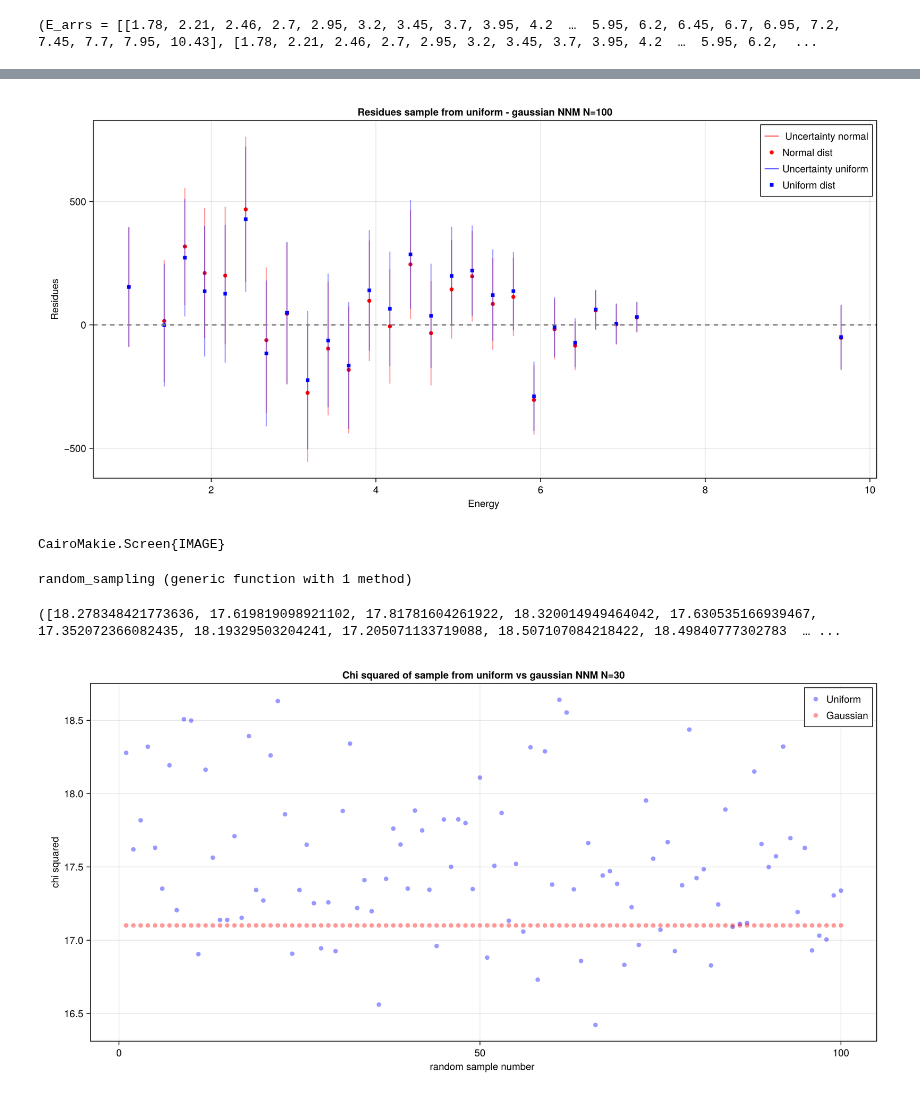
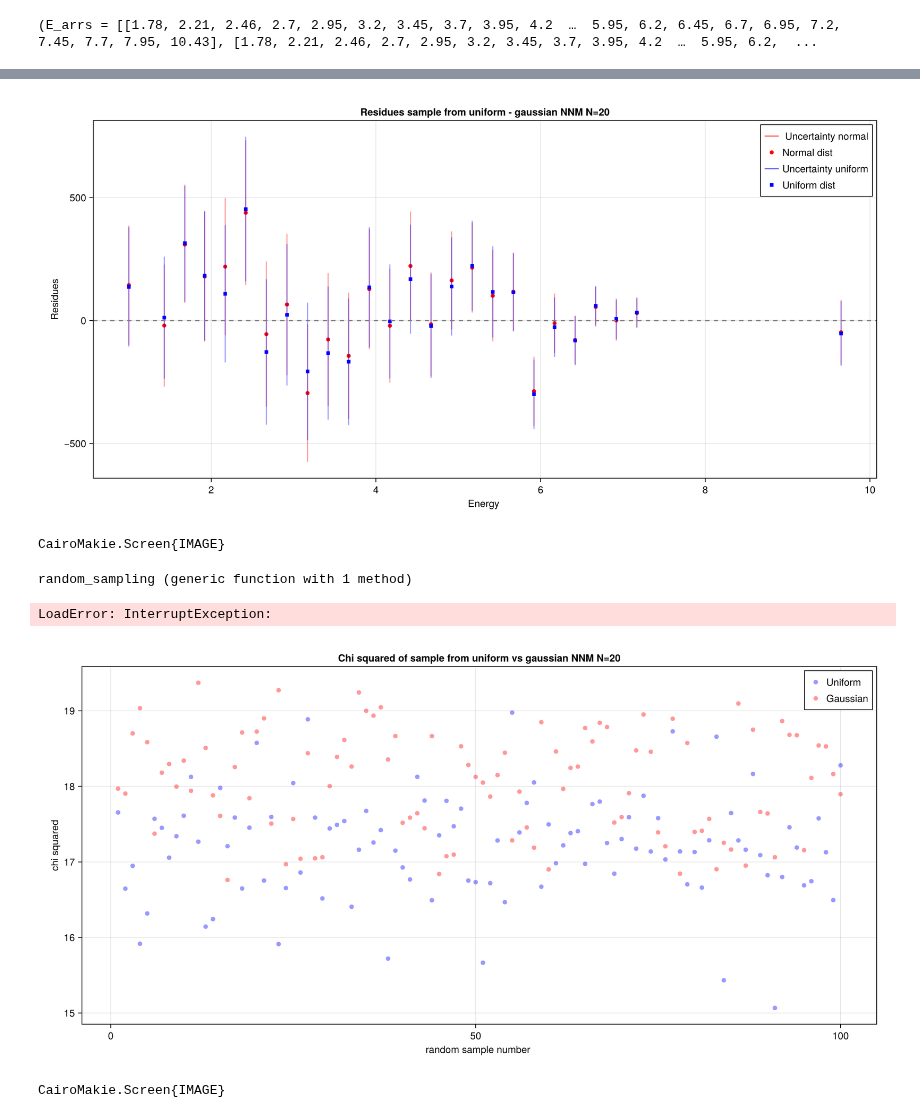
Before and after one commit to philippeller/Newtrinos.jl, a Jupyter notebook: notebooks/new_method.ipynb, the cells around one changed output, grey strips where cells are left out. Drawn from its saved outputs; the diff is of its cells as text; code cells hidden in the pictures.

```diff
--- a/notebooks/new_method.ipynb
+++ b/notebooks/new_method.ipynb
@@ -43,9 +43,9 @@ using Setfield
 # %%
 # modify the value of m0 with a random value taken from a Distribution
 
-sigma= p.m₀/5
+sigma= 2*p.m₀/10
 new_m₀_un = rand(Uniform(p.m₀, p.m₀*(1+2/p.r)))
-new_m₀_norm=rand(truncated(Normal(p.m₀,sigma), p.m₀, Inf))
+new_m₀_norm= rand(truncated(Normal(p.m₀,sigma), p.m₀, p.m₀*(1+2/p.r)))
 p_new_un = @set p.m₀ = new_m₀_un
-p_new_norm = @set p.m₀ =new_m₀_norm
+p_new_norm = @set p.m₀ = new_m₀_norm
 # %% [output]
@@ -105,7 +105,7 @@ fig = Figure(size = (1200, 600))
 ax = Axis(fig[1, 1],
     xlabel = "Energy ",
     ylabel = "Residues",
-    title = "Residues sample from uniform - gaussian NNM N=100")
+    title = "Residues sample from uniform - gaussian NNM N=20")
 
 
 errorbars!(ax, assets.energy,  assets.observed-expected_norm,  sqrt.(expected_norm_var),
@@ -139,7 +139,7 @@ display(fig)
 
 #save("/home/sofialon/Newtrinos.jl/aug_plots/dayabay/nm_dayabay_NNM_N30_residues.png", fig)
 # %% [output]
-[figure, old version]
+[figure, new version]
 CairoMakie.Screen{IMAGE}
 # %%
 #img = experiments.dayabay.plot(p_new_norm)
@@ -155,7 +156,7 @@ function random_sampling(physics, experiments, p)
 
    @showprogress for i in 1:100
       #println("Random sampling iteration: $i")
-      sigma=0.000000000000001
+      sigma=2*p.m₀/100
       new_m₀_un = rand(Uniform(p.m₀, p.m₀*(1+2/p.r)))
       new_m₀_norm=rand(truncated(Normal(p.m₀,sigma), p.m₀, p.m₀*(1+2/p.r)))
       p_new_un = @set p.m₀ = new_m₀_un
@@ -169,11 +170,13 @@ function random_sampling(physics, experiments, p)
       expected_norm = mean(Newtrinos.dayabay.get_forward_model(physics, assets)(p_new_norm))
       expected_norm_var = var(Newtrinos.dayabay.get_forward_model(physics, assets)(p_new_norm))
 
-      chi_squared_un = sum((observed.- expected_un).^2 ./ expected_un_var)
-      chi_squared_norm = sum((observed.- expected_norm).^2 ./ expected_norm_var)
+      #chi_squared_un = sum((observed.- expected_un).^2 ./ expected_un_var)
+      #chi_squared_norm = sum((observed.- expected_norm).^2 ./ expected_norm_var)
+      likelihood_norm=logdensityof(Newtrinos.dayabay.get_forward_model(physics, assets)(p_new_norm), observed)
+      likelihood_un=logdensityof(Newtrinos.dayabay.get_forward_model(physics, assets)(p_new_un), observed)
 
-      push!(chi_squared_un_list, chi_squared_un)
-      push!(chi_squared_norm_list, chi_squared_norm)
+      push!(chi_squared_un_list, likelihood_un)
+      push!(chi_squared_norm_list, likelihood_norm)
 
    end
    return chi_squared_un_list, chi_squared_norm_list
@@ -183,29 +186,30 @@ random_sampling (generic function with 1 method)
 # %%
 trial=random_sampling(physics, experiments, p)
 # %% [output]
-([18.278348421773636, 17.619819098921102, 17.81781604261922, 18.320014949464042, 17.630535166939467, 17.352072366082435, 18.19329503204241, 17.205071133719088, 18.507107084218422, 18.49840777302783  … ...
+LoadError: InterruptException:
 # %%
 fig = Figure(size = (1200, 600))
 ax = Axis(fig[1, 1],
     xlabel = "random sample number ",
     ylabel = "chi squared",
-    title = "Chi squared of sample from uniform vs gaussian NNM N=30")
+    title = "Chi squared of sample from uniform vs gaussian NNM N=20")
 scatter!(ax, 1:100, trial[1], color = (:blue, 0.4), label = "Uniform")
 scatter!(ax, 1:100, trial[2], color = (:red, 0.4), label = "Gaussian")
 
 
 # Add legend
 axislegend(ax, position = :rt)
 
 # Add grid
 ax.xgridvisible = true
 ax.ygridvisible = true
 ax.xgridcolor = (:black, 0.1)
 ax.ygridcolor = (:black, 0.1)
 
 # Show the plot
 display(fig)
 
-save("/home/sofialon/Newtrinos.jl/aug_plots/dayabay/nm_dayabay_NNM_N30_m0=0.01_chi.png", fig)
+#save("/home/sofialon/Newtrinos.jl/aug_plots/dayabay/nm_dayabay_NNM_N20_m0=0.1_chi.png", fig)
 # %% [output]
-[figure, old version]
+[figure, new version]
+CairoMakie.Screen{IMAGE}
```
Also changed, not shown: parts of 6 cells of this notebook, 5 other files.
